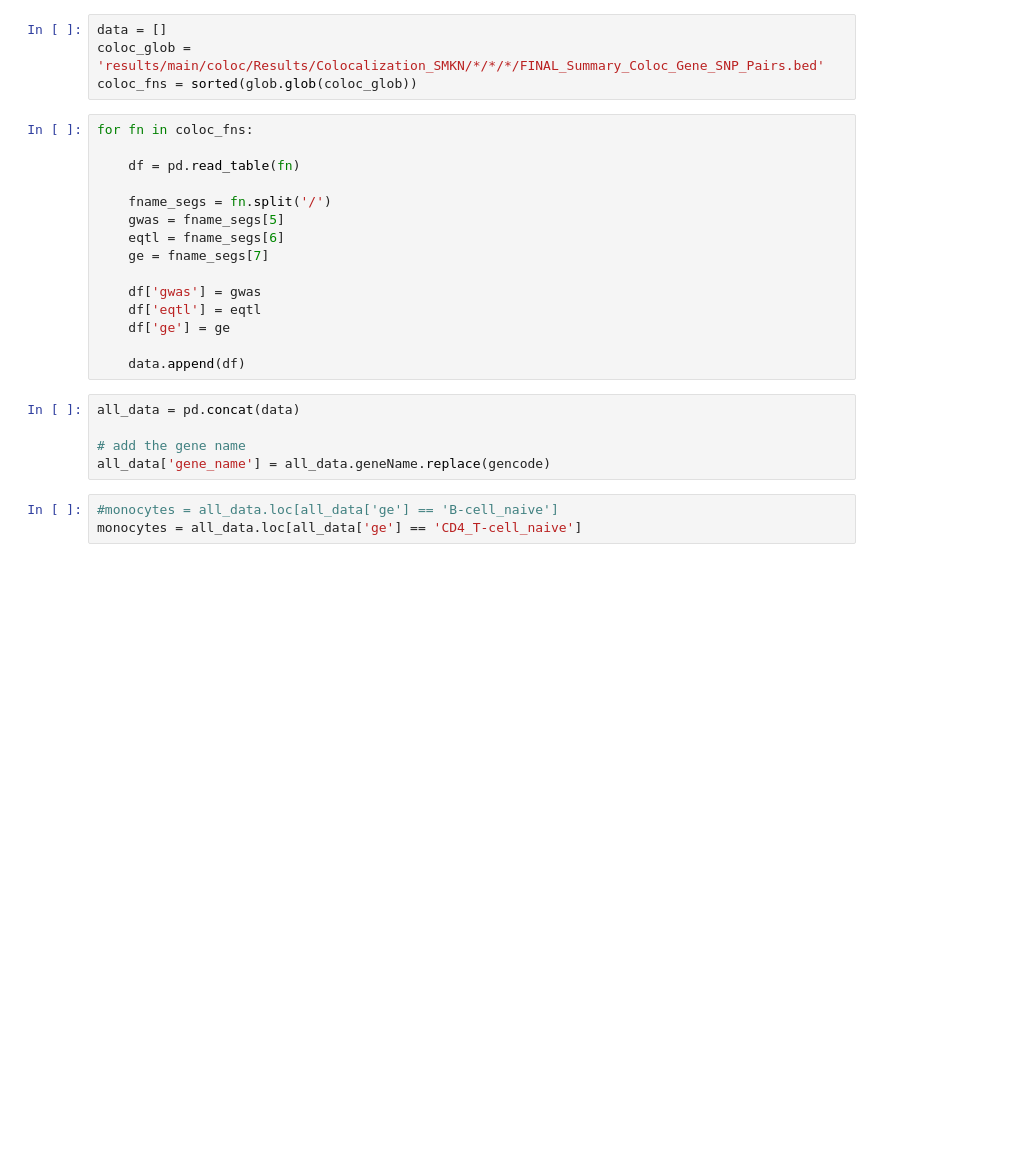
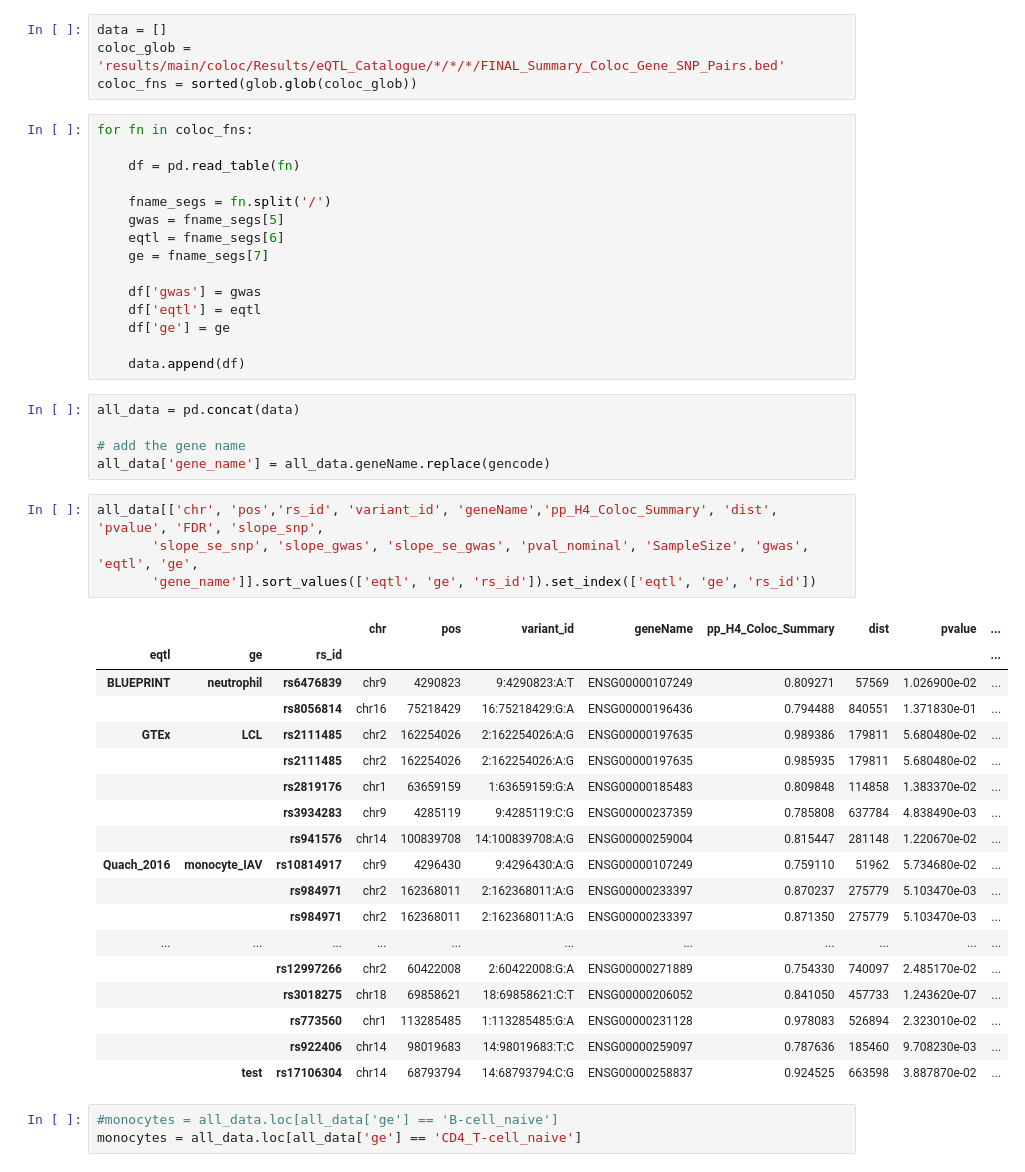
Before and after one commit to joreynajr/dchallenge, a Jupyter notebook: workflow/notebooks/exploratory/Colocalization_with_eQTL_Catalog_No_Filter.ipynb, the cells around one changed output. Cells and saved outputs as stored; diff of their text form; blank space fills up the shorter version.

```diff
--- a/workflow/notebooks/exploratory/Colocalization_with_eQTL_Catalog_No_Filter.ipynb
+++ b/workflow/notebooks/exploratory/Colocalization_with_eQTL_Catalog_No_Filter.ipynb
@@ -22,7 +22,7 @@ rev_gencode = {v:k for k,v in gencode.items()}
 ## Loading the coloc data
 # %%
 data = []
-coloc_glob = 'results/main/coloc/Results/Colocalization_SMKN/*/*/*/FINAL_Summary_Coloc_Gene_SNP_Pairs.bed'
+coloc_glob = 'results/main/coloc/Results/eQTL_Catalogue/*/*/*/FINAL_Summary_Coloc_Gene_SNP_Pairs.bed'
 coloc_fns = sorted(glob.glob(coloc_glob))
 # %%
 for fn in coloc_fns:
@@ -44,6 +44,29 @@ all_data = pd.concat(data)
 
 # add the gene name
 all_data['gene_name'] = all_data.geneName.replace(gencode)
+# %%
+all_data[['chr', 'pos','rs_id', 'variant_id', 'geneName','pp_H4_Coloc_Summary', 'dist', 'pvalue', 'FDR', 'slope_snp',
+       'slope_se_snp', 'slope_gwas', 'slope_se_gwas', 'pval_nominal', 'SampleSize', 'gwas', 'eqtl', 'ge',
+       'gene_name']].sort_values(['eqtl', 'ge', 'rs_id']).set_index(['eqtl', 'ge', 'rs_id'])
+# %% [output]
+|  |  |  | chr | pos | variant_id | geneName | pp_H4_Coloc_Summary | dist | pvalue | ... |
+| eqtl | ge | rs_id |  |  |  |  |  |  |  | ... |
+| BLUEPRINT | neutrophil | rs6476839 | chr9 | 4290823 | 9:4290823:A:T | ENSG00000107249 | 0.809271 | 57569 | 1.026900e-02 | ... |
+|  |  | rs8056814 | chr16 | 75218429 | 16:75218429:G:A | ENSG00000196436 | 0.794488 | 840551 | 1.371830e-01 | ... |
+| GTEx | LCL | rs2111485 | chr2 | 162254026 | 2:162254026:A:G | ENSG00000197635 | 0.989386 | 179811 | 5.680480e-02 | ... |
+|  |  | rs2111485 | chr2 | 162254026 | 2:162254026:A:G | ENSG00000197635 | 0.985935 | 179811 | 5.680480e-02 | ... |
+|  |  | rs2819176 | chr1 | 63659159 | 1:63659159:G:A | ENSG00000185483 | 0.809848 | 114858 | 1.383370e-02 | ... |
+|  |  | rs3934283 | chr9 | 4285119 | 9:4285119:C:G | ENSG00000237359 | 0.785808 | 637784 | 4.838490e-03 | ... |
+|  |  | rs941576 | chr14 | 100839708 | 14:100839708:A:G | ENSG00000259004 | 0.815447 | 281148 | 1.220670e-02 | ... |
+| Quach_2016 | monocyte_IAV | rs10814917 | chr9 | 4296430 | 9:4296430:A:G | ENSG00000107249 | 0.759110 | 51962 | 5.734680e-02 | ... |
+|  |  | rs984971 | chr2 | 162368011 | 2:162368011:A:G | ENSG00000233397 | 0.870237 | 275779 | 5.103470e-03 | ... |
+|  |  | rs984971 | chr2 | 162368011 | 2:162368011:A:G | ENSG00000233397 | 0.871350 | 275779 | 5.103470e-03 | ... |
+| ... | ... | ... | ... | ... | ... | ... | ... | ... | ... | ... |
+|  |  | rs12997266 | chr2 | 60422008 | 2:60422008:G:A | ENSG00000271889 | 0.754330 | 740097 | 2.485170e-02 | ... |
+|  |  | rs3018275 | chr18 | 69858621 | 18:69858621:C:T | ENSG00000206052 | 0.841050 | 457733 | 1.243620e-07 | ... |
+|  |  | rs773560 | chr1 | 113285485 | 1:113285485:G:A | ENSG00000231128 | 0.978083 | 526894 | 2.323010e-02 | ... |
+|  |  | rs922406 | chr14 | 98019683 | 14:98019683:T:C | ENSG00000259097 | 0.787636 | 185460 | 9.708230e-03 | ... |
+|  | test | rs17106304 | chr14 | 68793794 | 14:68793794:C:G | ENSG00000258837 | 0.924525 | 663598 | 3.887870e-02 | ... |
 # %%
 #monocytes = all_data.loc[all_data['ge'] == 'B-cell_naive']
 monocytes = all_data.loc[all_data['ge'] == 'CD4_T-cell_naive']
```
Also changed, not shown: parts of 2 cells of this notebook, 4 other files.
